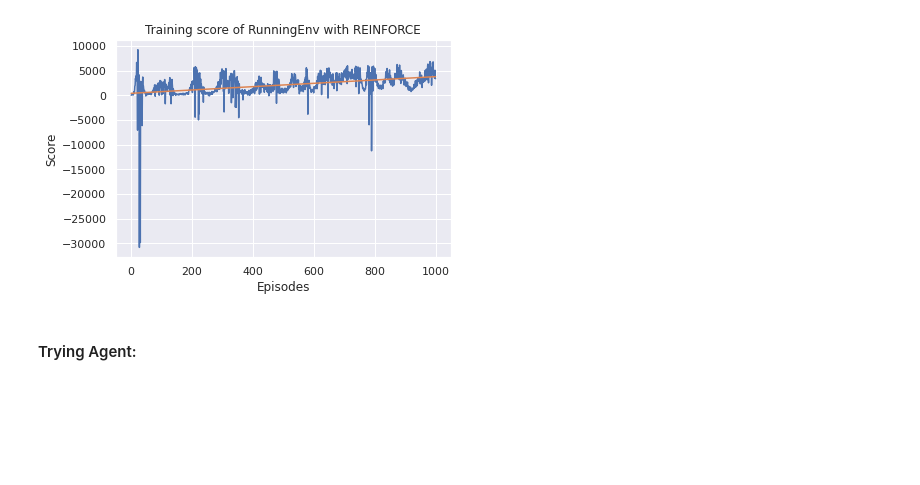
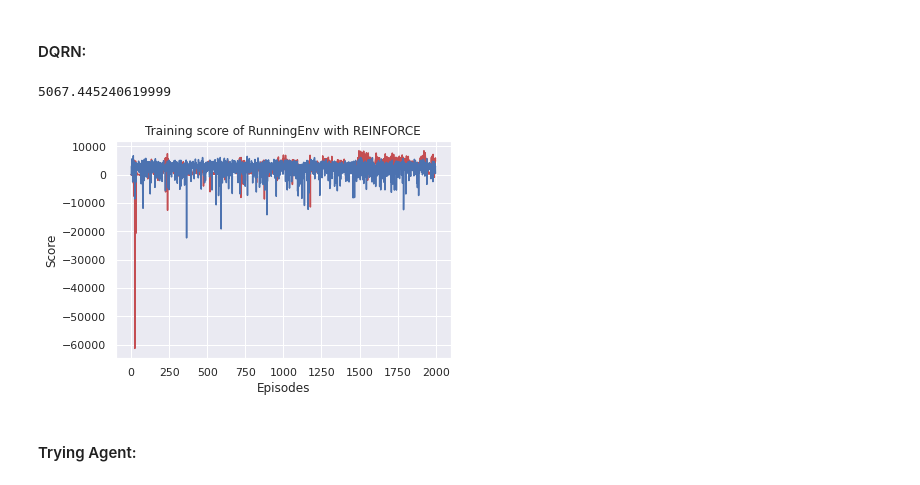
Before and after one commit to jemolano1498/OPPOSD_algorithm, a Jupyter notebook: data_analysis/REINFORCE_running.ipynb, the cells around one changed output. Saved outputs shown, nothing was run; the diff lists cells and outputs as text; code cells hidden in the pictures; blank space fills up the shorter version.

```diff
--- a/data_analysis/REINFORCE_running.ipynb
+++ b/data_analysis/REINFORCE_running.ipynb
@@ -99 +165,5 @@ select_action(network, state)
+# %%
+# track scores
+scores_NN = []
+avg_scores_NN = []
 # %%
@@ -170,0 +240,2 @@ for episode in tqdm(range(NUM_EPISODES)):
+# %% [markdown]
+#### DQRN:
@@ -170,0 +382,3 @@ for episode in tqdm(range(NUM_EPISODES)):
+# %%
+scores_LSTM = []
+avg_scores_LSTM = []
@@ -171,17 +387,24 @@ for episode in tqdm(range(NUM_EPISODES)):
+# %%
+# get_agent_score(policy)
+get_agent_score(network_NN)
+# %% [output]
+5067.445240619999
 # %%
 sns.set()
 
-plt.plot(scores)
+plt.plot(scores_NN, color='r')
+plt.plot(scores_LSTM, color='b')
 plt.ylabel('Score')
 plt.xlabel('Episodes')
 plt.title('Training score of RunningEnv with REINFORCE')
 
-reg = LinearRegression().fit(np.arange(len(scores)).reshape(-1, 1), np.array(scores).reshape(-1, 1))
-y_pred = reg.predict(np.arange(len(scores)).reshape(-1, 1))
-plt.plot(y_pred)
+# reg = LinearRegression().fit(np.arange(len(avg_scores_NN)).reshape(-1, 1), np.array(scores).reshape(-1, 1))
+# reg = LinearRegression().fit(np.arange(len(avg_scores_LSTM)).reshape(-1, 1), np.array(scores).reshape(-1, 1))
+# y_pred = reg.predict(np.arange(len(scores)).reshape(-1, 1))
+# plt.plot(y_pred)
 plt.show()
 # %% [output]
-[figure, old version]
+[figure, new version]
 # %% [markdown]
 #### Trying Agent:
 # %%
```
Also changed, not shown: parts of 15 cells of this notebook, 3 other files.
